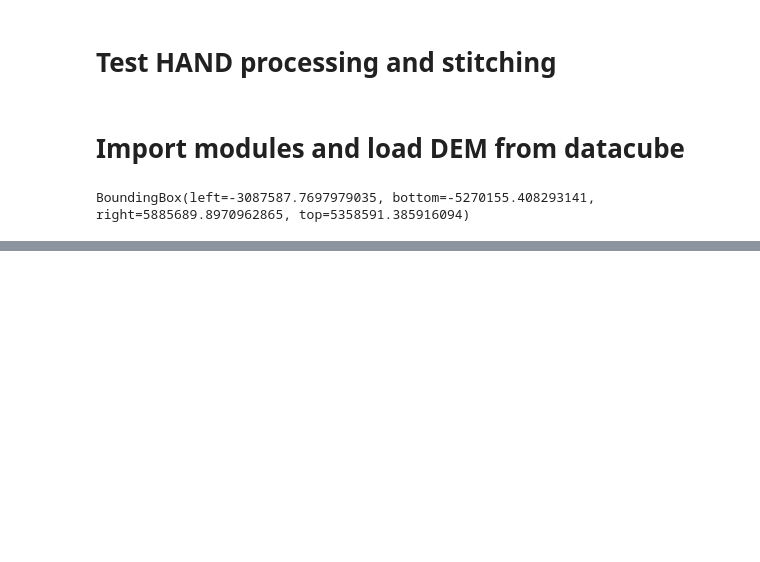
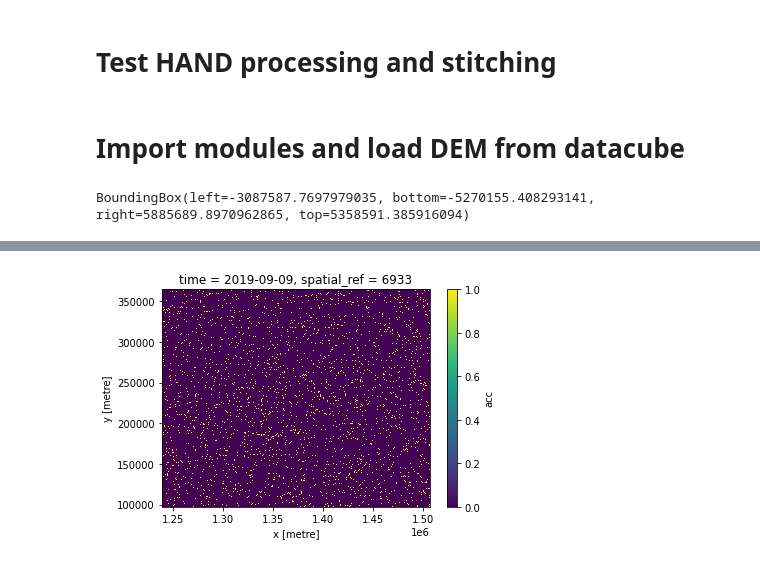
Before and after one commit to fangfy/deafrica-sandbox-notebooks, a Jupyter notebook: DEM_derived/hand_tiled.ipynb, the cells around one changed output, grey strips where cells are left out. Cells and saved outputs as stored; diff of their text form; code cells hidden in the pictures; blank space fills up the shorter version.

```diff
--- a/DEM_derived/hand_tiled.ipynb
+++ b/DEM_derived/hand_tiled.ipynb
@@ -202,0 +201,4 @@ Attributes:
+# %%
+(dem_tile.acc>200).plot.imshow(robust=True);
+# %% [output]
+[figure, added]
```
Also changed, not shown: parts of 9 cells of this notebook.
